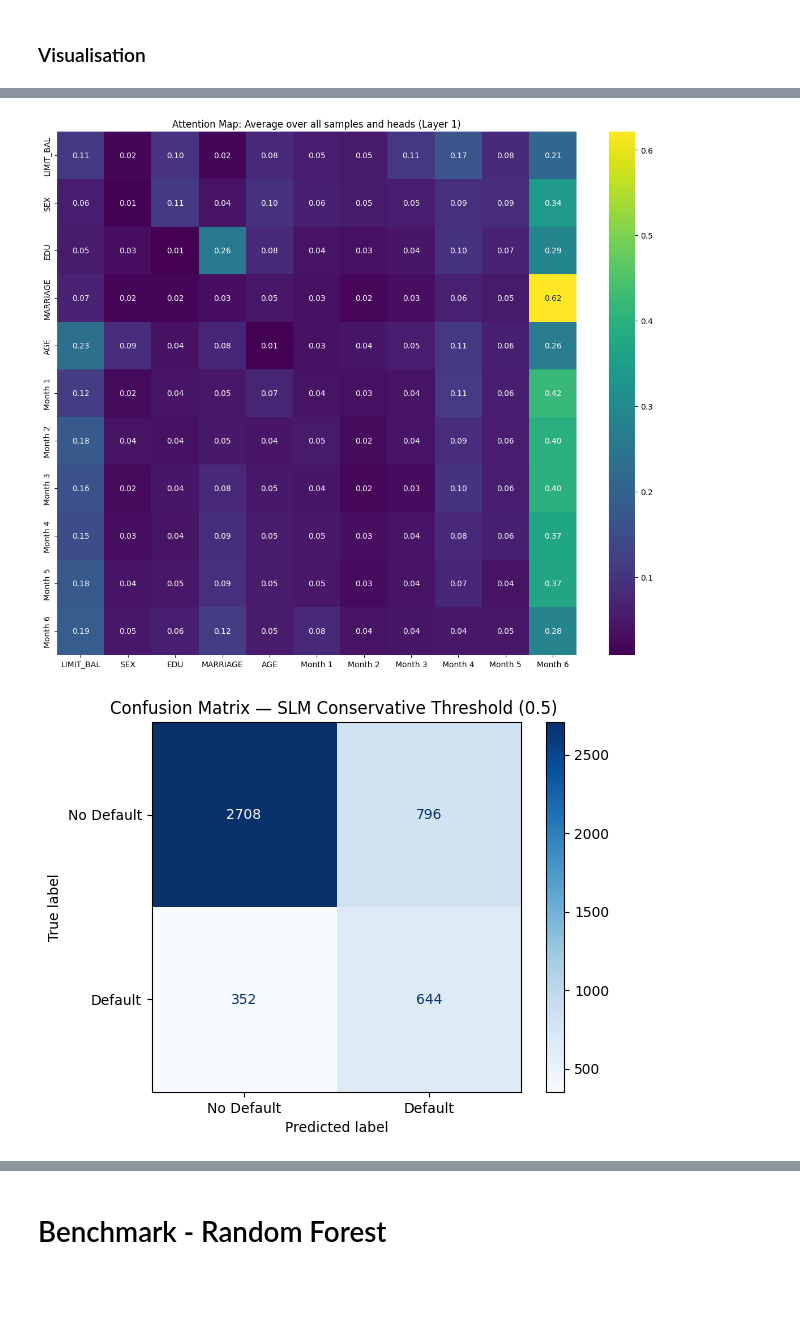
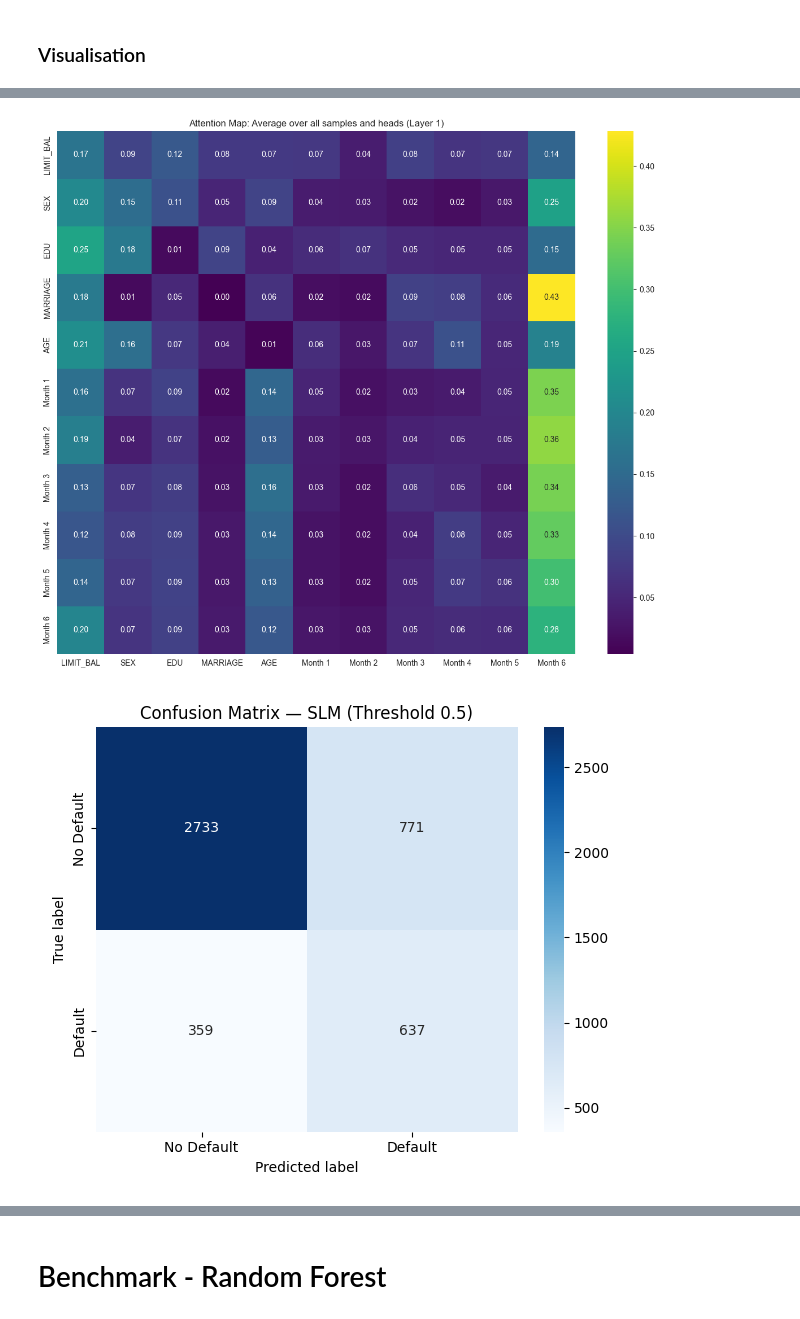
Before and after one commit to Showgath/credit-default-prediction-transformer, a Jupyter notebook: IFTE0002 - Group Project.ipynb, the cells around one changed output, grey strips where cells are left out. Drawn from its saved outputs; the diff is of its cells as text; code cells hidden in the pictures; blank space fills up the shorter version.

Commit message:
update model

```diff
--- a/IFTE0002 - Group Project.ipynb
+++ b/IFTE0002 - Group Project.ipynb
@@ -45,6 +45,11 @@ df = df.rename(columns={"default payment next month": "default"})
 for col in df.columns:
     df[col] = pd.to_numeric(df[col], errors="coerce")
 
+# Remap undocumented EDUCATION categories (0, 5, 6 → 4 "Others") and
+# MARRIAGE category 0 → 3 "Others" so indices are contiguous and meaningful
+df["EDUCATION"] = df["EDUCATION"].replace({0: 4, 5: 4, 6: 4})
+df["MARRIAGE"]  = df["MARRIAGE"].replace({0: 3})
+
 df = df.reset_index(drop=True)
 
 print(f"Rows: {df.shape[0]:,}   Columns: {df.shape[1]}")
@@ -459,9 +489,12 @@ class CreditTokenEmbedding(nn.Module):
         super().__init__()
 
         # Categorical static embeddings (one token each)
-        self.sex_emb      = nn.Embedding(4, d_model)
-        self.education_emb = nn.Embedding(8, d_model)
-        self.marriage_emb  = nn.Embedding(5, d_model)
+        # SEX: 1=male, 2=female → vocab 3 (indices 1-2)
+        # EDUCATION: 1=grad, 2=univ, 3=HS, 4=others → vocab 5 (after remapping 0/5/6→4)
+        # MARRIAGE: 1=married, 2=single, 3=others → vocab 4 (after remapping 0→3)
+        self.sex_emb       = nn.Embedding(4, d_model)
+        self.education_emb = nn.Embedding(5, d_model)
+        self.marriage_emb  = nn.Embedding(4, d_model)
 
         # Numeric static projections (one token each)
         self.limit_bal_proj = nn.Linear(1, d_model)
@@ -714,18 +747,23 @@ plt.tight_layout()
 plt.savefig("output/SLM_attention.png", bbox_inches='tight')
 plt.show()
 # %% [output]
-[figure, old version]
+[figure, new version]
 # %%
 y_pred = grid.best_estimator_.predict(X_test)
 cm = confusion_matrix(y_test, y_pred)
 
-disp = ConfusionMatrixDisplay(confusion_matrix=cm, display_labels=['No Default', 'Default'])
-disp.plot(cmap='Blues')
-plt.title('Confusion Matrix — SLM Conservative Threshold (0.5) ')
+plt.figure(figsize=(6, 5))
+sns.heatmap(cm, annot=True, fmt='d', cmap='Blues', linewidths=0,
+            xticklabels=['No Default', 'Default'],
+            yticklabels=['No Default', 'Default'])
+plt.title('Confusion Matrix — SLM (Threshold 0.5)')
+plt.xlabel('Predicted label')
+plt.ylabel('True label')
+plt.tight_layout()
 plt.savefig("output/SLM_confusion_matrix.png")
 plt.show()
 # %% [output]
-[figure, old version]
+[figure, new version]
 # %%
 # Confusion Matrix — Conservative Threshold (0.3)
 cm_conservative = confusion_matrix(y_test, y_pred_conservative)
```
Also changed, not shown: parts of 17 cells of this notebook, 19 other files.
